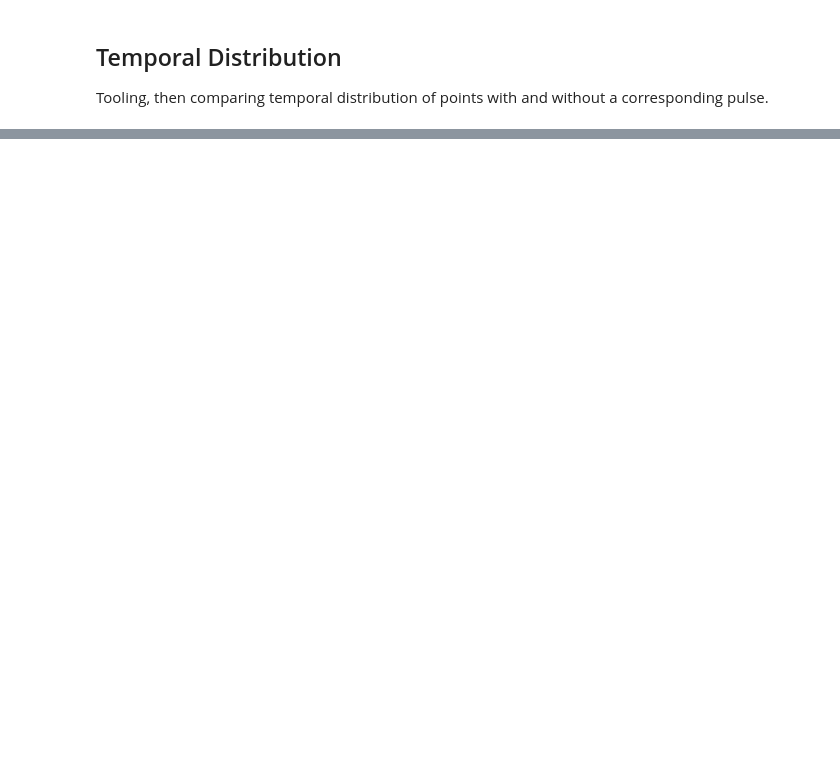
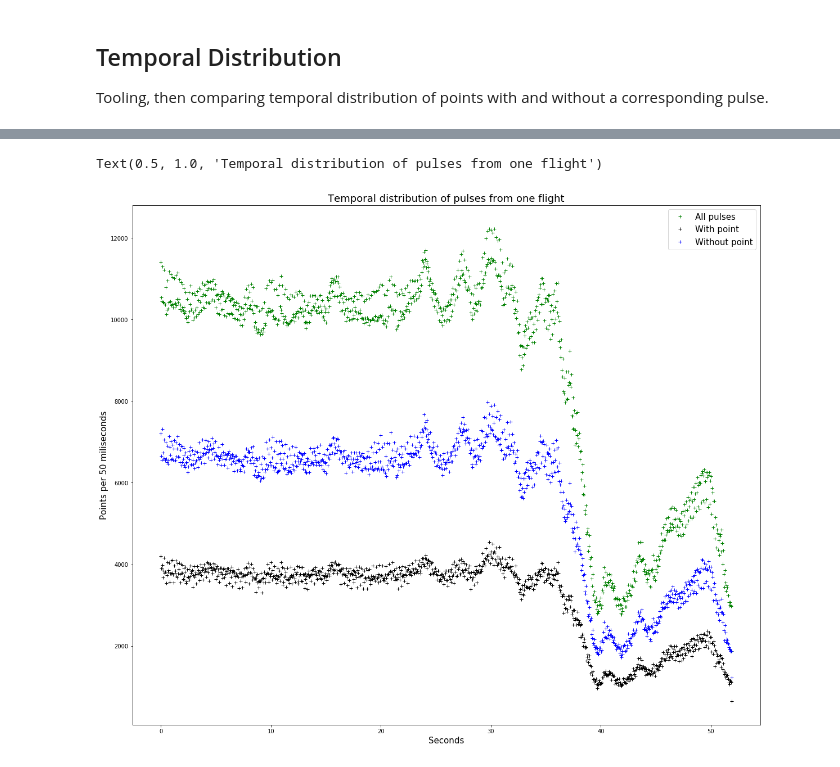
Before and after one commit to mihamerstan/lidar_metrics, a Jupyter notebook: notebooks/comparing_las_pls.ipynb, the cells around one changed output, grey strips where cells are left out. Drawn from its saved outputs; the diff is of its cells as text; code cells hidden in the pictures; blank space fills up the shorter version.

```diff
--- a/notebooks/comparing_las_pls.ipynb
+++ b/notebooks/comparing_las_pls.ipynb
@@ -197,3 +211,18 @@ Text(0.5, 1.0, 'Temporal distribution of points from one flight')
+# %%
+plt.figure(figsize=(20,17))
+
+
+plt.plot(bin_arr[:-1],hist_pulse,'g+',label="All pulses")
+plt.plot(bin_arr[:-1],hist_pls_with_pt,'k+',label="With point")
+plt.plot(bin_arr[:-1],hist_pls_no_pt,'b+',label="Without point")
+
+plt.xlabel("Seconds",fontsize=15)
+plt.ylabel("Points per 50 miliseconds",fontsize=15)
+plt.legend(fontsize=15)
+plt.title("Temporal distribution of pulses from one flight",fontsize=18)
+# %% [output]
+Text(0.5, 1.0, 'Temporal distribution of pulses from one flight')
+[figure, added]
 # %%
 plt.figure(figsize=(20,17))
 
```
Also changed, not shown: parts of 14 cells of this notebook.
